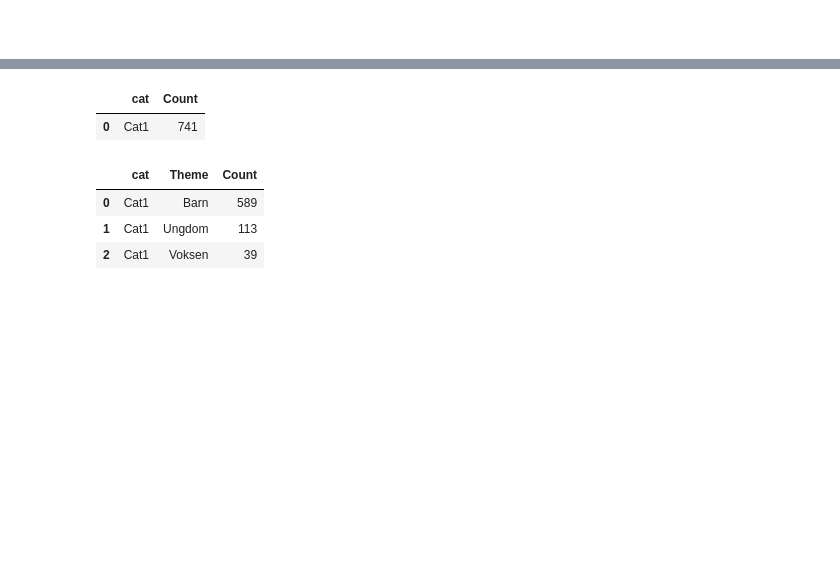
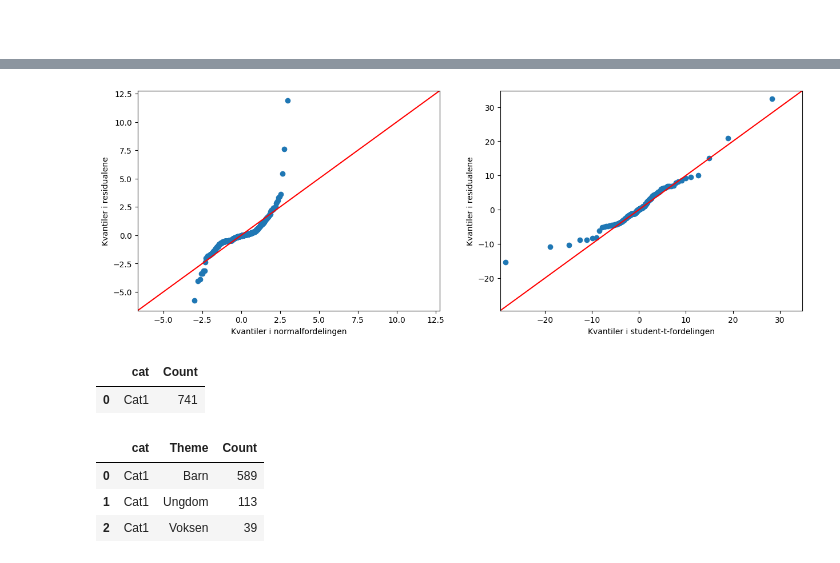
Before and after one commit to HMB-Solutions/ISTT1003-ProjectAssignment-02, a Jupyter notebook: oppgave-01.ipynb, the cells around one changed output, grey strips where cells are left out. Cells and saved outputs as stored; diff of their text form; code cells hidden in the pictures; blank space fills up the shorter version.

Commit message:
La til en sammenlikning av qq-plot med student-t-fordelingen

```diff
--- a/oppgave-01.ipynb
+++ b/oppgave-01.ipynb
@@ -445,3 +445,20 @@ plt.show()
+# %%
+# Steg 5: Evaluere om modellen passer til dataene
+# Plotte predikert verdi mot residual
+figure, axis = plt.subplots(1, 2, figsize = (15, 5))
+
+# Lage kvantil-kvantil-plott for residualene
+sm.qqplot(modell3_mlri.fit().resid, line = '45', fit = True, ax = axis[0])
+axis[0].set_ylabel("Kvantiler i residualene")
+axis[0].set_xlabel("Kvantiler i normalfordelingen")
+
+# Lage kvantil-kvantil-plott med student-t-fordelingen istedenfor normalfordelingen
+sm.qqplot(modell3_mlri.fit().resid, line = '45', fit = True, ax = axis[1], dist=stats.t)
+axis[1].set_ylabel("Kvantiler i residualene")
+axis[1].set_xlabel("Kvantiler i student-t-fordelingen")
+plt.show()
+# %% [output]
+[figure, added]
 # %%
 # Gruppere temaer i nye grupper:
 # (Harry Potter, NINJAGO og Star Wars havner i én gruppe, City og Friends i en annen, og alle andre i en tredje)
```
Also changed, not shown: parts of 14 cells of this notebook.
